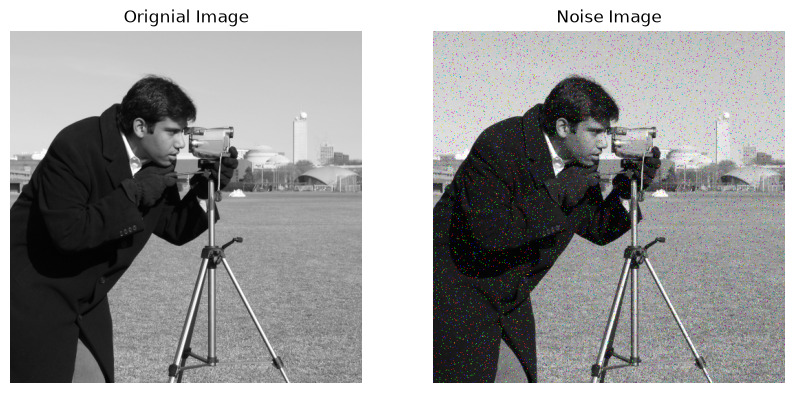
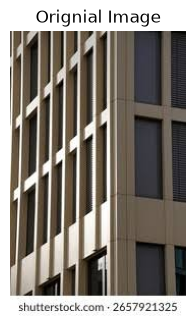
Unified diff of the notebook cell whose output changed from the first chart to the second:
--- before
+++ after
@@ -1,12 +1,8 @@
 # Image
-img = cv.imread("output/camera.png")
+img = cv.imread("input/personal_edge.jpg")
 img = cv.cvtColor(img, cv.COLOR_BGR2RGB)
 
-# Add Noise
-noisy = util.random_noise(img, mode="s&p", amount=0.03)
-noisy = (noisy * 255).astype(np.uint8)
-
 # Show
-plt.figure(figsize=(10,5))
+plt.figure(figsize=(5,5))
 plt.subplot(1,2,1)
 plt.imshow(img)
@@ -14,8 +10,3 @@
 plt.title("Orignial Image")
 
-plt.subplot(1,2,2)
-plt.imshow(noisy)
-plt.axis("off")
-plt.title("Noise Image")
-
 plt.show()

Commit: Week2 - Task 3,4